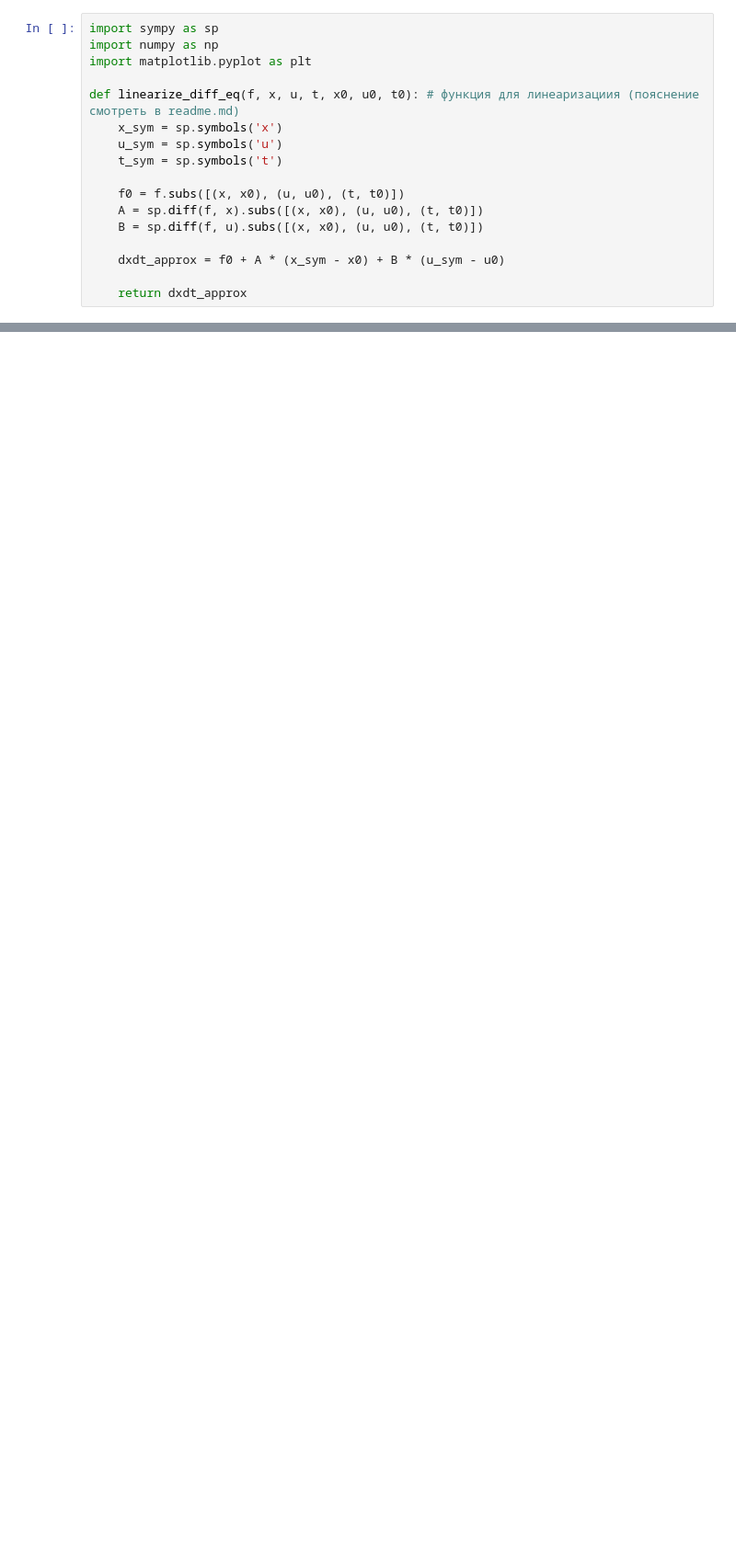
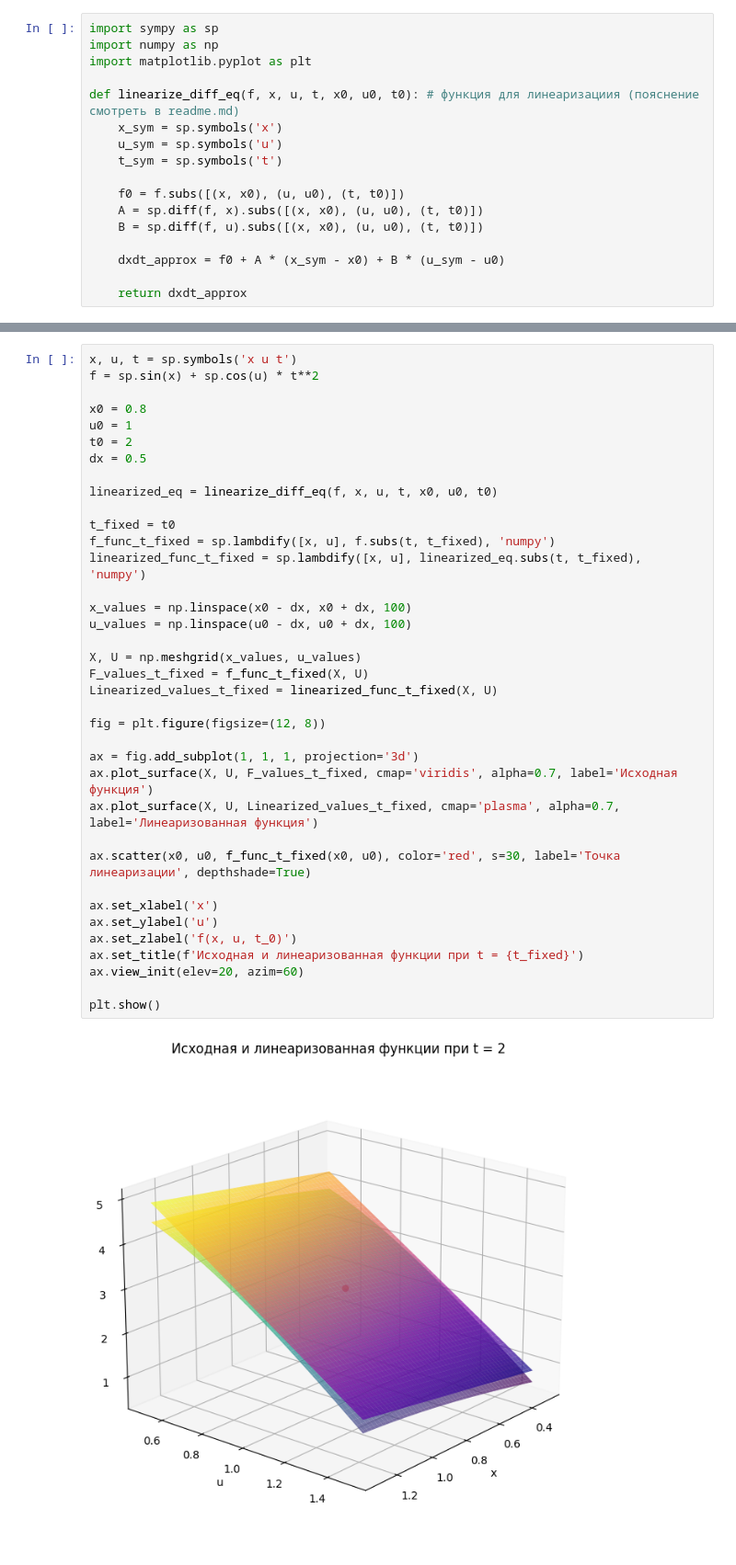
Before and after one commit to st1gmat/mip-project-2024, a Jupyter notebook: linearization.ipynb, the cells around one changed output, grey strips where cells are left out. Shown at 92% size. Saved outputs shown, nothing was run; the diff lists cells and outputs as text; blank space fills up the shorter version.

```diff
--- a/linearization.ipynb
+++ b/linearization.ipynb
@@ -130,0 +170,39 @@ plt.show()
+# %%
+x, u, t = sp.symbols('x u t')
+f = sp.sin(x) + sp.cos(u) * t**2
+
+x0 = 0.8
+u0 = 1
+t0 = 2
+dx = 0.5
+
+linearized_eq = linearize_diff_eq(f, x, u, t, x0, u0, t0)
+
+t_fixed = t0
+f_func_t_fixed = sp.lambdify([x, u], f.subs(t, t_fixed), 'numpy')
+linearized_func_t_fixed = sp.lambdify([x, u], linearized_eq.subs(t, t_fixed), 'numpy')
+
+x_values = np.linspace(x0 - dx, x0 + dx, 100)
+u_values = np.linspace(u0 - dx, u0 + dx, 100)
+
+X, U = np.meshgrid(x_values, u_values)
+F_values_t_fixed = f_func_t_fixed(X, U)
+Linearized_values_t_fixed = linearized_func_t_fixed(X, U)
+
+fig = plt.figure(figsize=(12, 8))
+
+ax = fig.add_subplot(1, 1, 1, projection='3d')
+ax.plot_surface(X, U, F_values_t_fixed, cmap='viridis', alpha=0.7, label='Исходная функция')
+ax.plot_surface(X, U, Linearized_values_t_fixed, cmap='plasma', alpha=0.7, label='Линеаризованная функция')
+
+ax.scatter(x0, u0, f_func_t_fixed(x0, u0), color='red', s=30, label='Точка линеаризации', depthshade=True)
+
+ax.set_xlabel('x')
+ax.set_ylabel('u')
+ax.set_zlabel('f(x, u, t_0)')
+ax.set_title(f'Исходная и линеаризованная функции при t = {t_fixed}')
+ax.view_init(elev=20, azim=60)
+
+plt.show()
+# %% [output]
+[figure, added]
```
Also changed, not shown: parts of 4 cells of this notebook.
